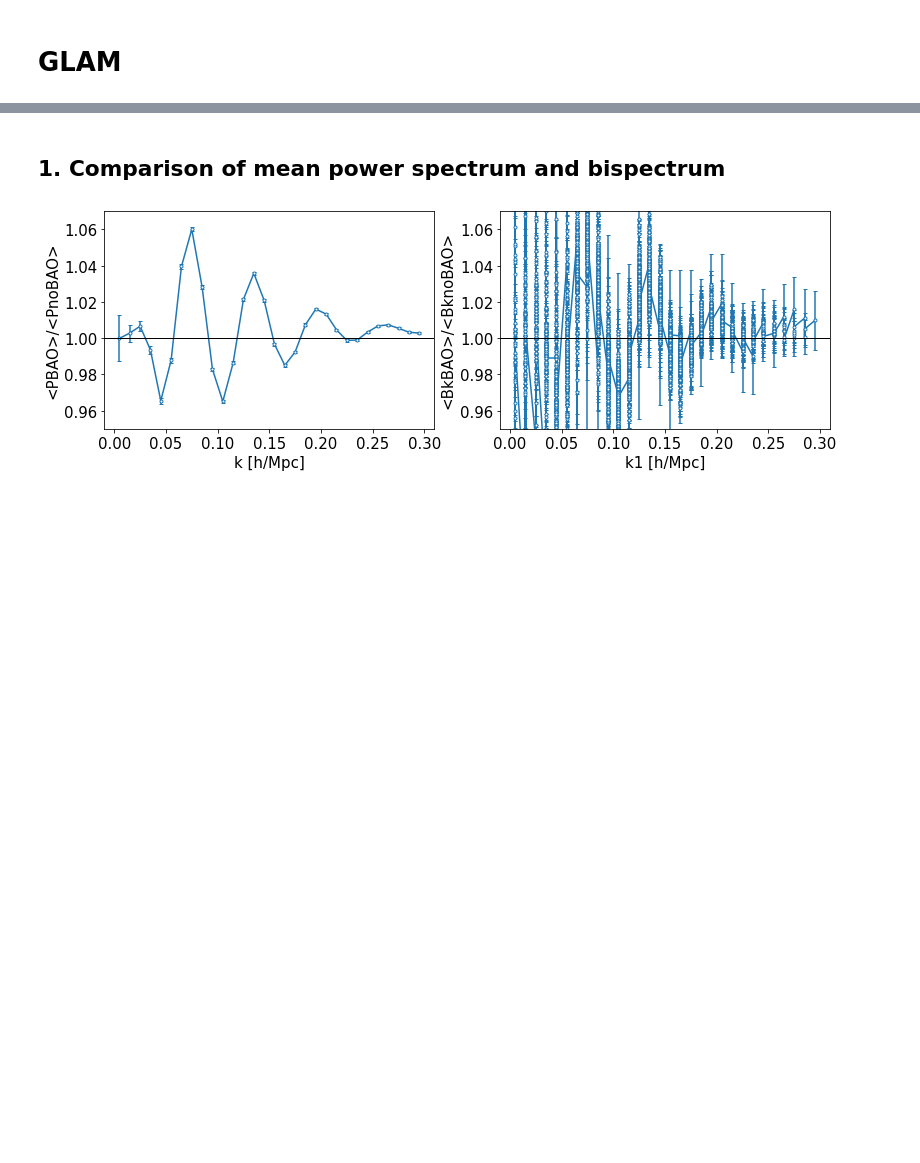
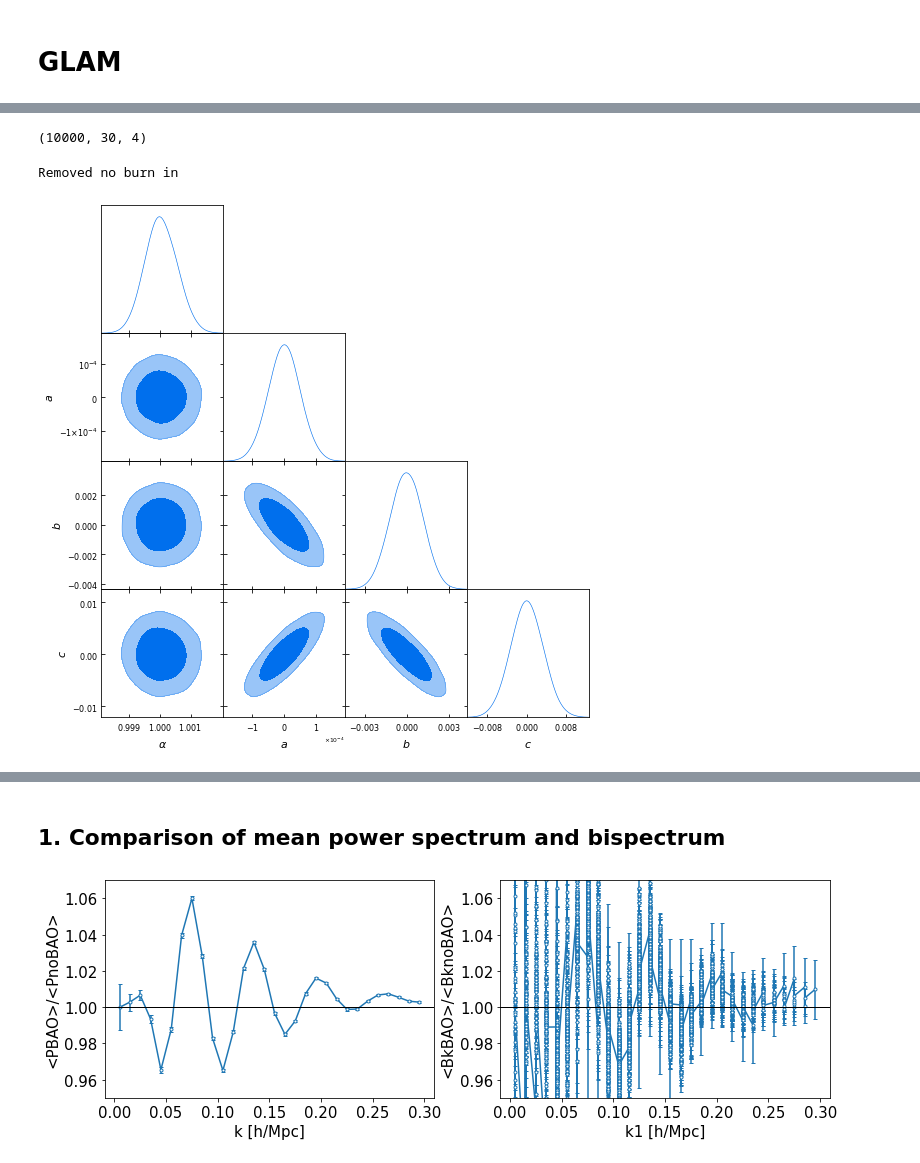
Before and after one commit to mehdirezaie/bispectrum, a Jupyter notebook: bispectrum_alpha2D.ipynb, the cells around one changed output, grey strips where cells are left out. Cells and saved outputs as stored; diff of their text form; code cells hidden in the pictures; blank space fills up the shorter version.

```diff
--- a/bispectrum_alpha2D.ipynb
+++ b/bispectrum_alpha2D.ipynb
@@ -33,0 +38,3 @@ def get_cov(k, br, kmin, kmax):
+# %%
+mcmc = np.load('glam_pk_mcmc.npz')
+mcmc.files
@@ -33,0 +49,19 @@ def get_cov(k, br, kmin, kmax):
+# %%
+mcmc['chain'].shape
+# %% [output]
+(10000, 30, 4)
+# %%
+chains = mcmc['chain'][5000:, :, :].reshape(-1, 4)
+# %%
+names = ["x%s"%i for i in range(4)]
+labels =  [r"\alpha", "a", "b", "c"]
+samples = MCSamples(samples=chains, names=names, labels=labels, label='Power Spectrum',
+                   settings={'mult_bias_correction_order':0,'smooth_scale_2D':0.3, 'smooth_scale_1D':0.3})
+# %% [output]
+Removed no burn in
+# %%
+# Triangle plot
+g = plots.get_subplot_plotter()
+g.triangle_plot([samples,], filled=True)
+# %% [output]
+[figure, added]
```
Also changed, not shown: parts of 10 cells of this notebook, 1 other file.
